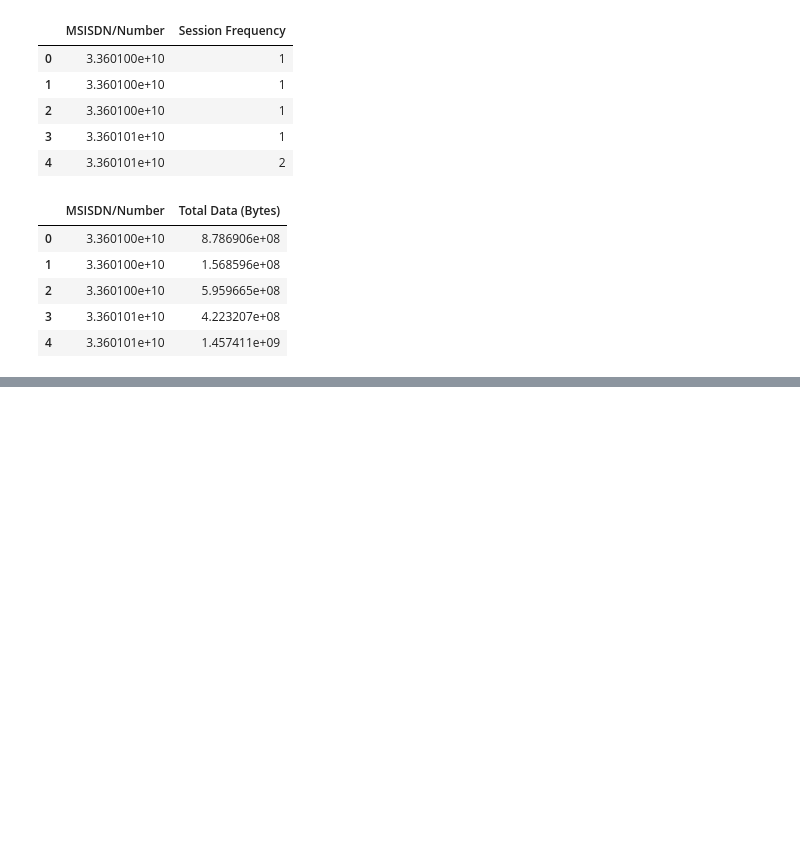
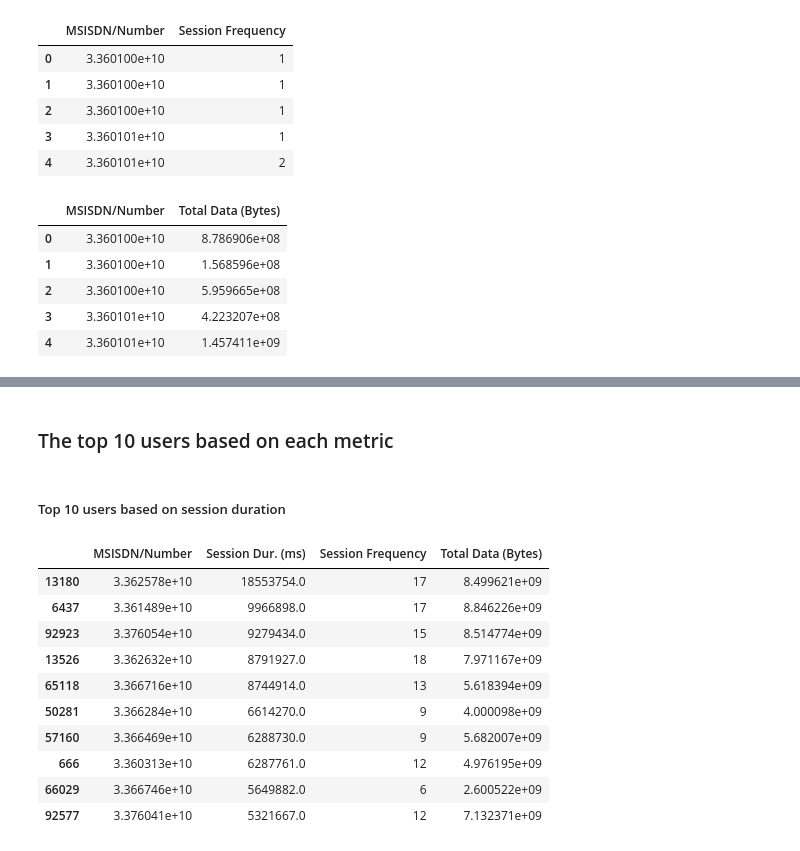
Before and after one commit to Ty-Miki/telecom-data-analysis, a Jupyter notebook: notebooks/user_engagement_analysis/analysis.ipynb, the cells around one changed output, grey strips where cells are left out. Drawn from its saved outputs; the diff is of its cells as text; code cells hidden in the pictures; blank space fills up the shorter version.

```diff
--- a/notebooks/user_engagement_analysis/analysis.ipynb
+++ b/notebooks/user_engagement_analysis/analysis.ipynb
@@ -112,0 +113,20 @@ relevant_df.head()
+# %% [markdown]
+### The top 10 users based on each metric
+# %% [markdown]
+##### Top 10 users based on session duration
+# %%
+# Sort by Session Duration and select the top 10 customers
+top_10_session_duration = relevant_df.sort_values(by='Session Dur. (ms)', ascending=False).head(10)
+top_10_session_duration
+# %% [output]
+|  | MSISDN/Number | Session Dur. (ms) | Session Frequency | Total Data (Bytes) |
+| 13180 | 3.362578e+10 | 18553754.0 | 17 | 8.499621e+09 |
+| 6437 | 3.361489e+10 | 9966898.0 | 17 | 8.846226e+09 |
+| 92923 | 3.376054e+10 | 9279434.0 | 15 | 8.514774e+09 |
+| 13526 | 3.362632e+10 | 8791927.0 | 18 | 7.971167e+09 |
+| 65118 | 3.366716e+10 | 8744914.0 | 13 | 5.618394e+09 |
+| 50281 | 3.366284e+10 | 6614270.0 | 9 | 4.000098e+09 |
+| 57160 | 3.366469e+10 | 6288730.0 | 9 | 5.682007e+09 |
+| 666 | 3.360313e+10 | 6287761.0 | 12 | 4.976195e+09 |
+| 66029 | 3.366746e+10 | 5649882.0 | 6 | 2.600522e+09 |
+| 92577 | 3.376041e+10 | 5321667.0 | 12 | 7.132371e+09 |
```
Also changed, not shown: parts of 10 cells of this notebook, 3 other files.
